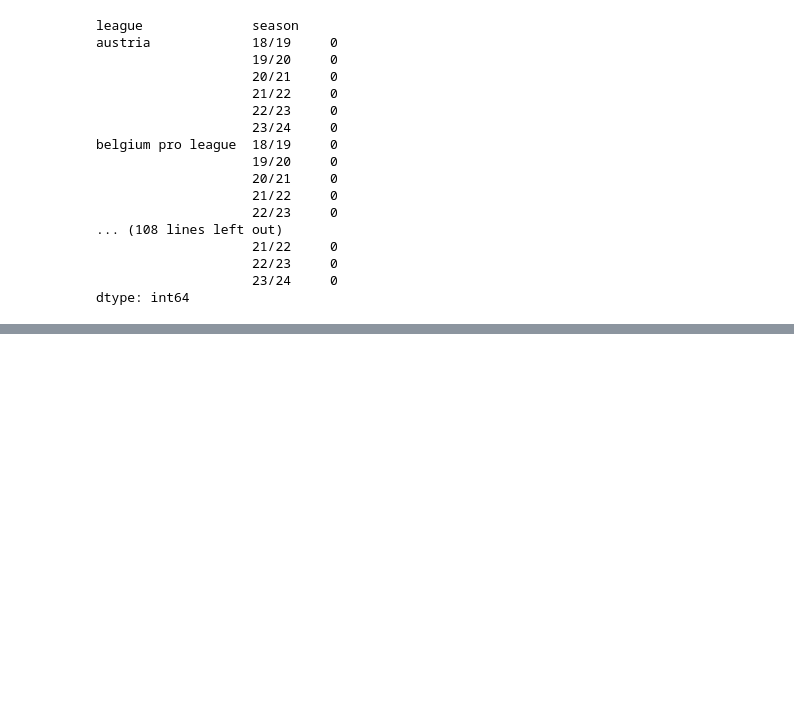
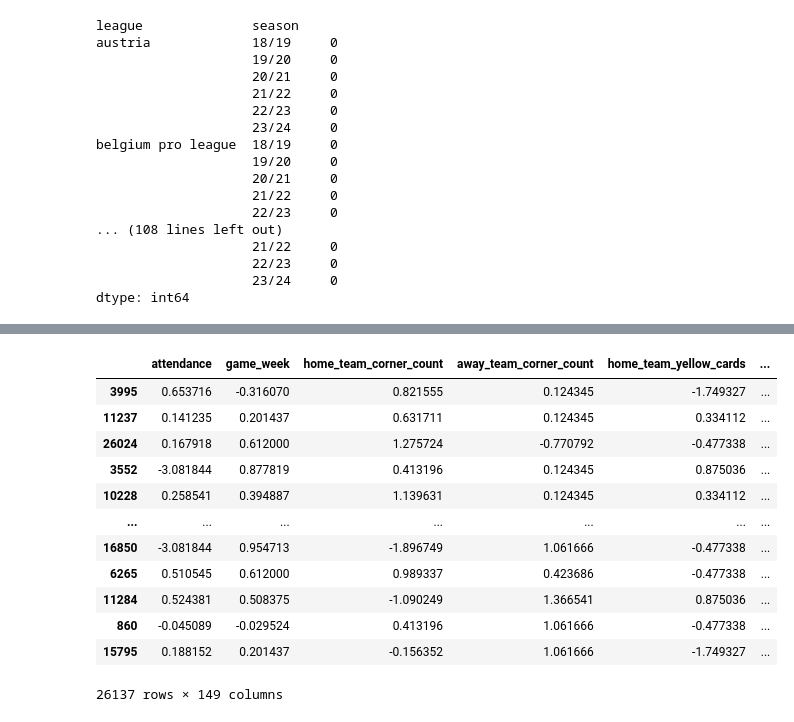
Before and after one commit to lukaszlewickii/football_games_predictor, a Jupyter notebook: model_building.ipynb, the cells around one changed output, grey strips where cells are left out. Cells and saved outputs as stored; diff of their text form; code cells hidden in the pictures; blank space fills up the shorter version.

Commit message:
notebook for model building added

```diff
--- a/model_building.ipynb
+++ b/model_building.ipynb
@@ -72,0 +403,12 @@ dtype: int64
+# %%
+X_train, X_test, y_train, y_test = train_test_split(X, y_onehot, test_size=0.3, random_state=42)
+# %%
+model = tf.keras.models.Sequential([
+    tf.keras.layers.Dense(10, activation='relu', input_shape=(X.shape[1],)),
+    tf.keras.layers.Dense(10, activation='relu'),
+    tf.keras.layers.Dense(y_onehot.shape[1], activation='softmax')
+])
+# %%
+model.compile(optimizer='adam', loss='categorical_crossentropy', metrics=['accuracy'])
+# %%
+model.fit(X_train, y_train, epochs=100, verbose=1)
@@ -72,0 +438,16 @@ dtype: int64
+# %%
+X_train
+# %% [output]
+|  | attendance | game_week | home_team_corner_count | away_team_corner_count | home_team_yellow_cards | ... |
+| 3995 | 0.653716 | -0.316070 | 0.821555 | 0.124345 | -1.749327 | ... |
+| 11237 | 0.141235 | 0.201437 | 0.631711 | 0.124345 | 0.334112 | ... |
+| 26024 | 0.167918 | 0.612000 | 1.275724 | -0.770792 | -0.477338 | ... |
+| 3552 | -3.081844 | 0.877819 | 0.413196 | 0.124345 | 0.875036 | ... |
+| 10228 | 0.258541 | 0.394887 | 1.139631 | 0.124345 | 0.334112 | ... |
+| ... | ... | ... | ... | ... | ... | ... |
+| 16850 | -3.081844 | 0.954713 | -1.896749 | 1.061666 | -0.477338 | ... |
+| 6265 | 0.510545 | 0.612000 | 0.989337 | 0.423686 | -0.477338 | ... |
+| 11284 | 0.524381 | 0.508375 | -1.090249 | 1.366541 | 0.875036 | ... |
+| 860 | -0.045089 | -0.029524 | 0.413196 | 1.061666 | -0.477338 | ... |
+| 15795 | 0.188152 | 0.201437 | -0.156352 | 1.061666 | -1.749327 | ... |
+26137 rows × 149 columns
```
Also changed, not shown: parts of 39 cells of this notebook.
